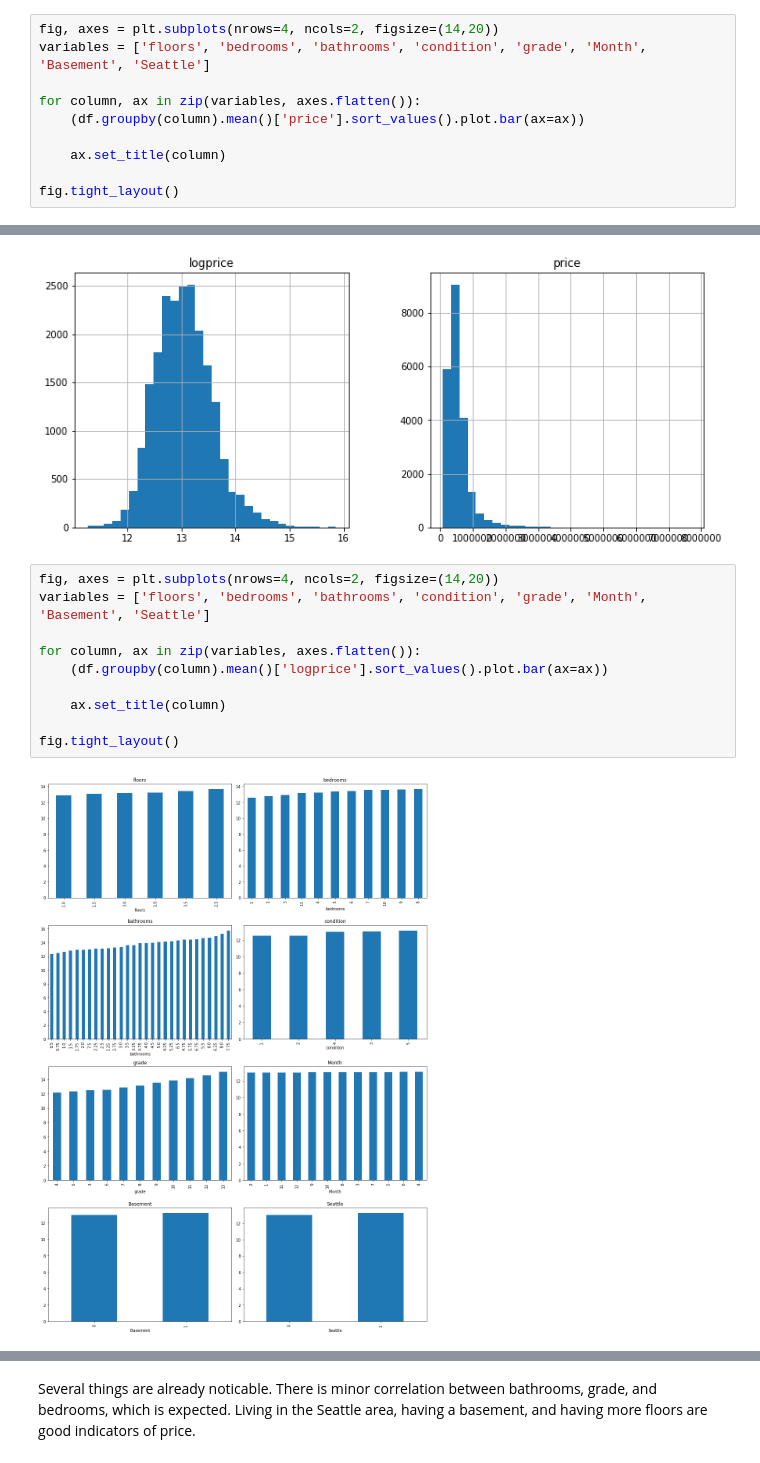
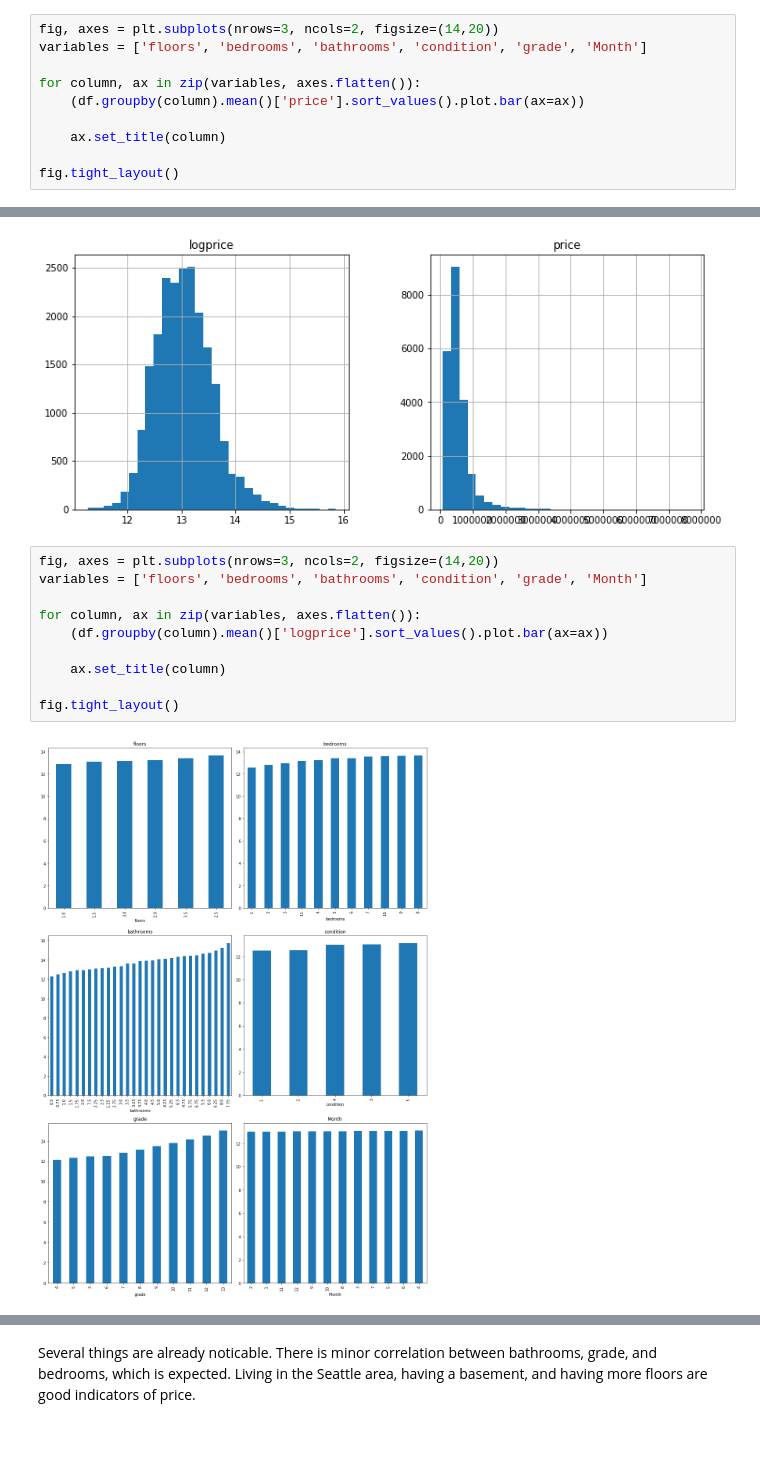
Before and after one commit to aradaha/dsc-mod-2-project-v2-1-onl01-dtsc-ft-030220, a Jupyter notebook: student.ipynb, the cells around one changed output, grey strips where cells are left out. Saved outputs shown, nothing was run; the diff lists cells and outputs as text.

```diff
--- a/student.ipynb
+++ b/student.ipynb
@@ -222,8 +216,8 @@ new_df = pd.concat([df,pd.get_dummies(df['zipcode'], prefix='zip',drop_first=Tru
 # %% [markdown]
 These are subplots comparing price to several different factors
 # %%
-fig, axes = plt.subplots(nrows=4, ncols=2, figsize=(14,20))
-variables = ['floors', 'bedrooms', 'bathrooms', 'condition', 'grade', 'Month', 'Basement', 'Seattle']
+fig, axes = plt.subplots(nrows=3, ncols=2, figsize=(14,20))
+variables = ['floors', 'bedrooms', 'bathrooms', 'condition', 'grade', 'Month']
 
 for column, ax in zip(variables, axes.flatten()):
     (df.groupby(column).mean()['price'].sort_values().plot.bar(ax=ax))
@@ -241,17 +235,17 @@ df[['price', 'logprice']].hist(figsize=(12,5),bins=30);
 # %% [output]
 [figure]
 # %%
-fig, axes = plt.subplots(nrows=4, ncols=2, figsize=(14,20))
-variables = ['floors', 'bedrooms', 'bathrooms', 'condition', 'grade', 'Month', 'Basement', 'Seattle']
+fig, axes = plt.subplots(nrows=3, ncols=2, figsize=(14,20))
+variables = ['floors', 'bedrooms', 'bathrooms', 'condition', 'grade', 'Month']
 
 for column, ax in zip(variables, axes.flatten()):
     (df.groupby(column).mean()['logprice'].sort_values().plot.bar(ax=ax))
 
     ax.set_title(column)
 
 fig.tight_layout()
 # %% [output]
-[figure, old version]
+[figure, new version]
 # %%
 fig, ax = plt.subplots(figsize=(15,10))
 sns.heatmap(df[variables].corr(), cmap='coolwarm', annot=True, linewidths=.5, ax=ax);
```
Also changed, not shown: parts of 27 cells of this notebook.
